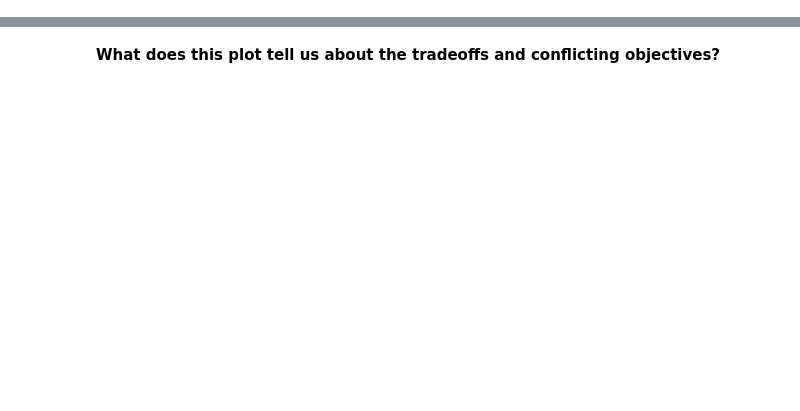
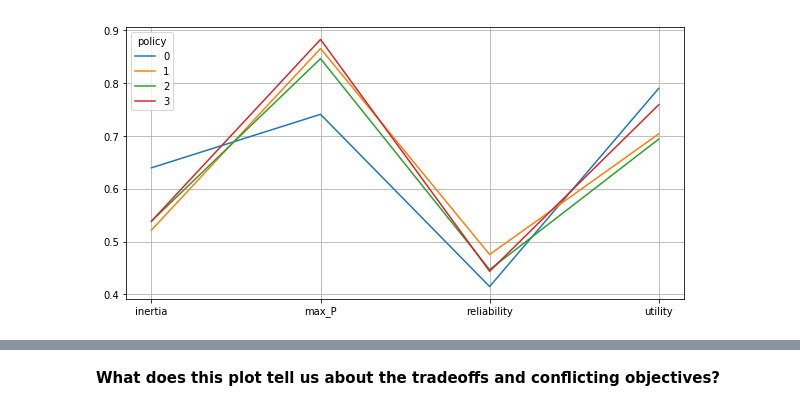
Before and after one commit to yuvenious/epa1361_titan, a Jupyter notebook: week_6-7/lakemodel_DPS_MORO.ipynb, the cells around one changed output, grey strips where cells are left out. Saved outputs shown, nothing was run; the diff lists cells and outputs as text; code cells hidden in the pictures; blank space fills up the shorter version.

Commit message:
MORDM_Step2_finished
assignment for week 6 Multi-Objectives Robust Decision Making

```diff
--- a/week_6-7/lakemodel_DPS_MORO.ipynb
+++ b/week_6-7/lakemodel_DPS_MORO.ipynb
@@ -96,0 +100,22 @@ We can visualize these tradeoffs on **parallel axis plots**. In these plots, eac
+# %%
+lake_model = Model('lakeproblem', function=lake_problem)
+lake_model.time_horizon = 100
+
+lake_model.uncertainties = [RealParameter('b', 0.1, 0.45),
+                            RealParameter('q', 2.0, 4.5),
+                            RealParameter('mean', 0.01, 0.05),
+                            RealParameter('stdev', 0.001, 0.005),
+                            RealParameter('delta', 0.93, 0.99)]
+
+lake_model.outcomes = [ScalarOutcome('max_P',),
+                       ScalarOutcome('utility'),
+                       ScalarOutcome('inertia'),
+                       ScalarOutcome('reliability')]
+
+lake_model.levers = [RealParameter(str(i), 0, 0.1) for i in range(lake_model.time_horizon)]
+# %%
+n_scenarios = 500
+n_policies = 4
+
+with MultiprocessingEvaluator(lake_model) as evaluator:
+        results = evaluator.perform_experiments(n_scenarios, n_policies, levers_sampling=MC)
@@ -96,0 +147,8 @@ We can visualize these tradeoffs on **parallel axis plots**. In these plots, eac
+# %%
+fig, ax = plt.subplots(figsize = (10,5))
+robustness(results).T.plot(ax = ax)
+ax.set_xticks([0,1,2,3])
+ax.set_xticklabels(robustness(results).T.index)
+ax.grid()
+# %% [output]
+[figure, added]
```
Also changed, not shown: parts of 22 cells of this notebook, 2 other files.
